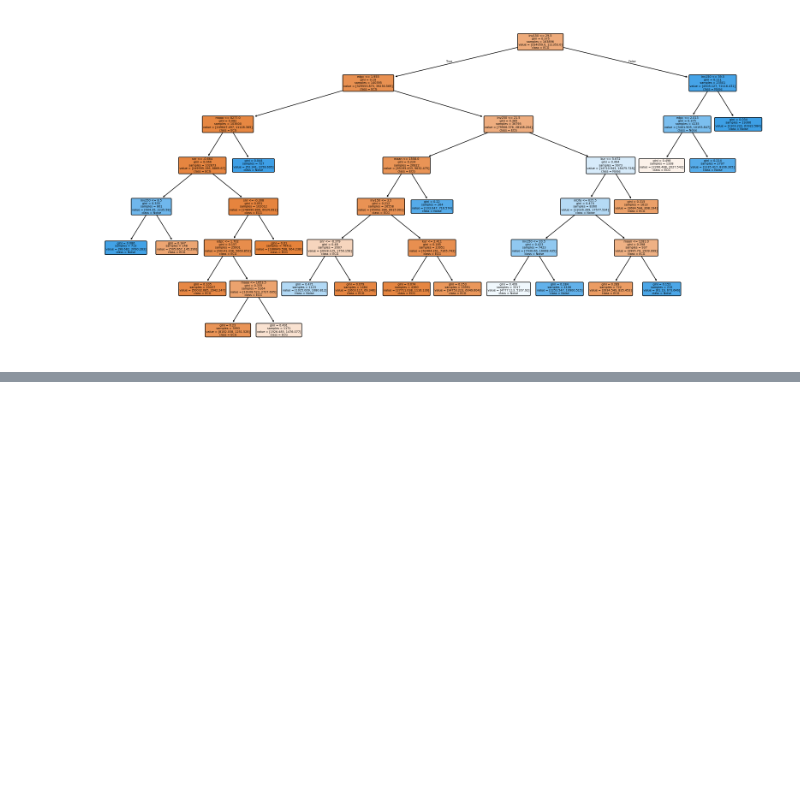
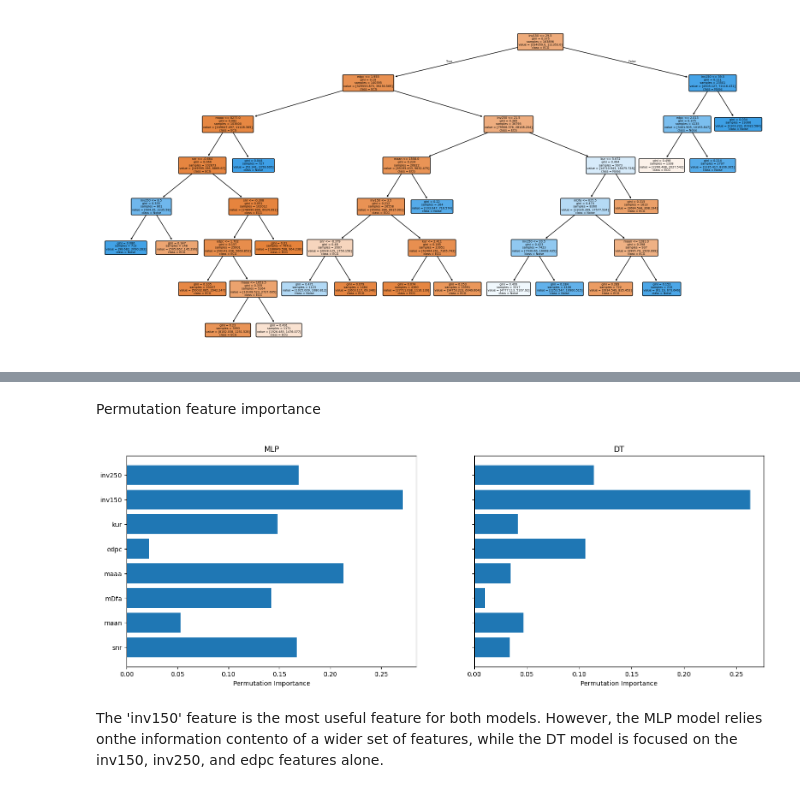
Before and after one commit to LorenzoBachi/EcgNoiseDetection, a Jupyter notebook: ecg_noise_detection_train_low_power.ipynb, the cells around one changed output, grey strips where cells are left out. Cells and saved outputs as stored; diff of their text form; code cells hidden in the pictures; blank space fills up the shorter version.

```diff
--- a/ecg_noise_detection_train_low_power.ipynb
+++ b/ecg_noise_detection_train_low_power.ipynb
@@ -226,0 +362,13 @@ Final tree specificity on records of ECG with ventricular arrhythmias: 0.9431649
+# %%
+pipeline = grid.best_estimator_
+mlp = pipeline.named_steps['mlp']
+
+print("Hidden layers:", mlp.hidden_layer_sizes)
+print("Activation:", mlp.activation)
+print("Number of iterations:", mlp.n_iter_)
+print("Early stopping:", mlp.n_iter_ < mlp.max_iter)
+
+for i, (W, b) in enumerate(zip(mlp.coefs_, mlp.intercepts_)):
+    print(f"Layer {i}:")
+    print("  Weights shape:", W.shape)
+    print("  Biases shape:", b.shape)
@@ -226,0 +386,40 @@ Final tree specificity on records of ECG with ventricular arrhythmias: 0.9431649
+# %% [markdown]
+Permutation feature importance
+# %%
+r = permutation_importance(
+    pipeline,
+    X_reduced,
+    y,
+    scoring=make_scorer(matthews_corrcoef),
+    n_repeats=5,
+    random_state=42
+)
+importances_mlp = r.importances_mean
+r = permutation_importance(
+    final_tree,
+    X_reduced,
+    y,
+    scoring=make_scorer(matthews_corrcoef),
+    n_repeats=5,
+    random_state=42
+)
+importances = np.vstack([importances_mlp,r.importances_mean])
+
+# Plot permutation importance
+fig, axes = plt.subplots(1, 2, figsize=(18, 6), sharey=True)
+for i, ax in enumerate(axes):
+    ax.barh(
+        range(len(target_features)),
+        importances[i][::-1]
+    )
+    if i == 0:
+        ax.set_title("MLP")
+    else:
+        ax.set_title("DT")
+    ax.set_xlabel("Permutation Importance")
+    ax.set_yticks(range(len(target_features)))
+    ax.set_yticklabels([target_features[j] for j in range(len(target_features))][::-1])
+# %% [output]
+[figure, added]
+# %% [markdown]
+The 'inv150' feature is the most useful feature for both models. However, the MLP model relies onthe information contento of a wider set of features, while the DT model is focused on the inv150, inv250, and edpc features alone.
```
Also changed, not shown: parts of 15 cells of this notebook, 2 other files.
